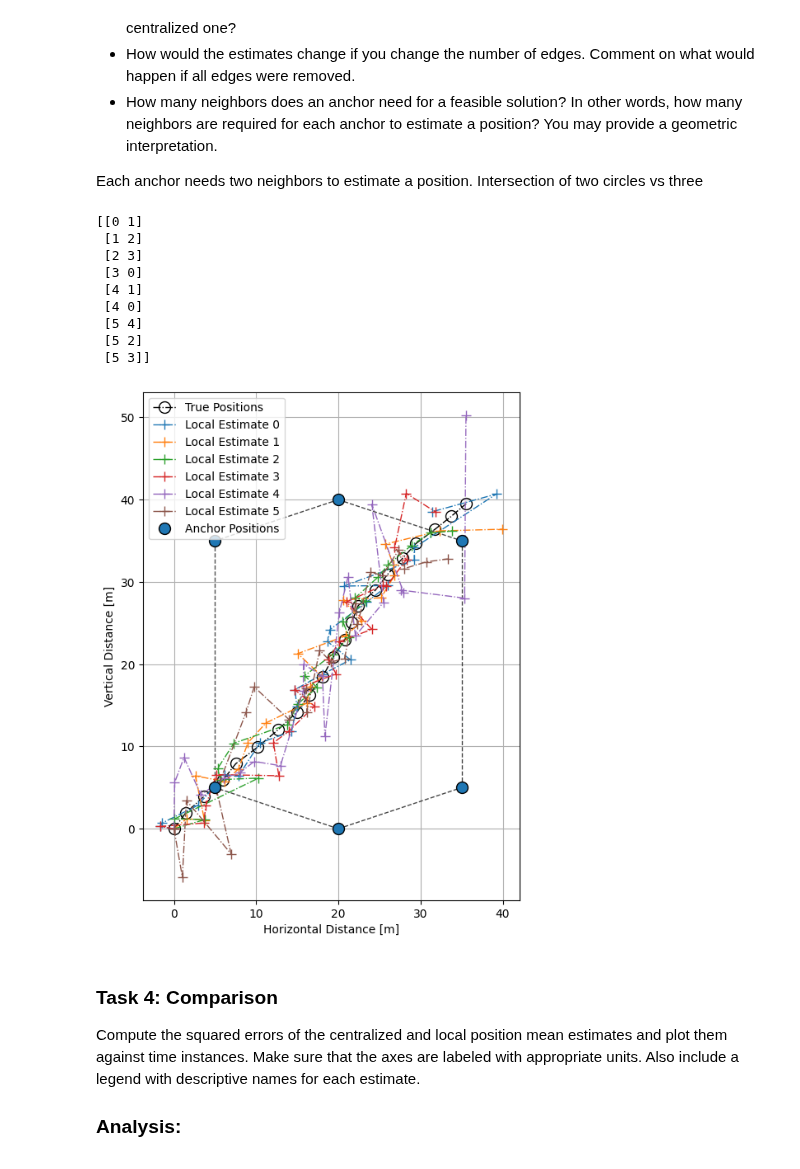
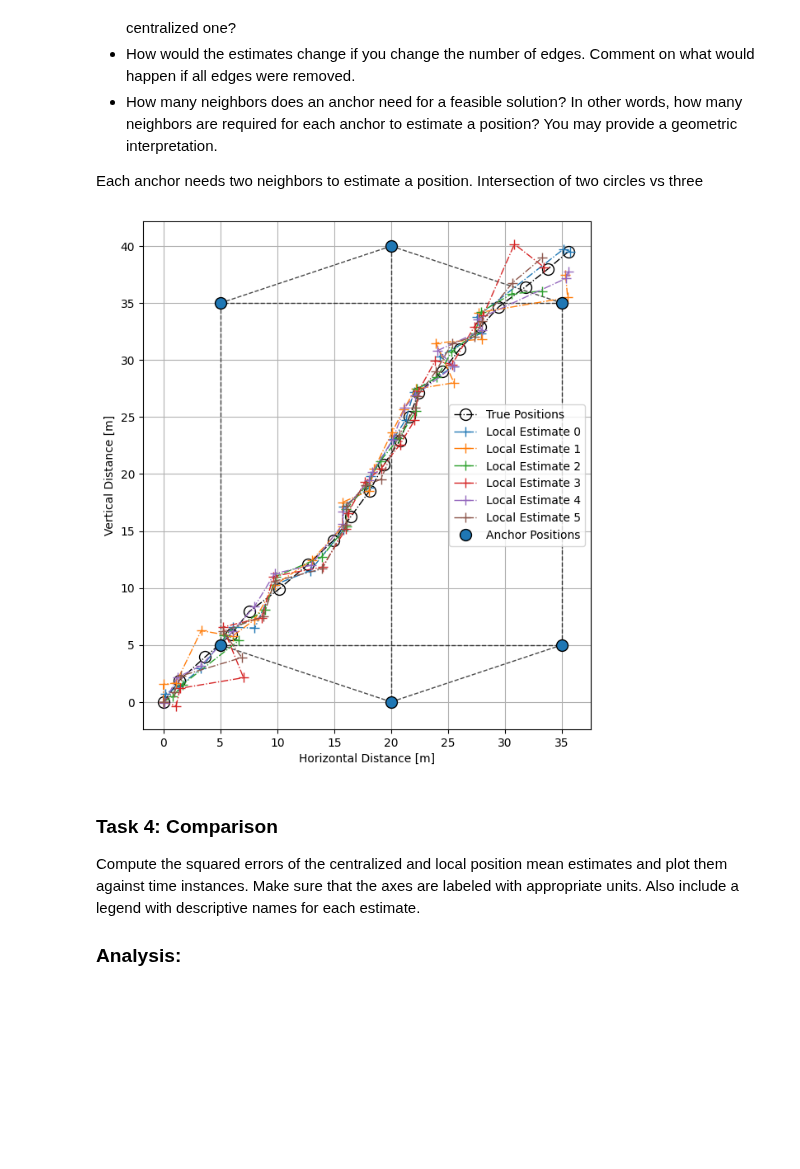
Before and after one commit to josephine-king/EE4760_KingJaspers, a Jupyter notebook: assignment4_students/assignment4_students.ipynb, the cells around one changed output. Cells and saved outputs as stored; diff of their text form; code cells hidden in the pictures; blank space fills up the shorter version.

Commit message:
updating MSE plotting

```diff
--- a/assignment4_students/assignment4_students.ipynb
+++ b/assignment4_students/assignment4_students.ipynb
@@ -243,52 +243,43 @@ Each anchor needs two neighbors to estimate a position. Intersection of two circ
 local_means = [[initial_estimate] for _ in range(anchor_positions.shape[1])]
 local_covariances = [[initial_covariance] for _ in range(anchor_positions.shape[1])]
 
-print(edge_list)
-edge_list2 = edge_list
-edge_list2 = np.delete(edge_list2, [0, 2, 6], axis=0)
+#print(edge_list)
+#edge_list2 = edge_list
+#edge_list2 = np.delete(edge_list2, [0, 2, 6], axis=0)
 
 adj_matrix = np.eye(N)
-for edge in edge_list2:
+for edge in edge_list:
     [i, j]= edge
     adj_matrix[i,j] = 1
     adj_matrix[j,i] = 1
 
 #### YOUR CODE HERE ####
 for t in range(0,T):
     for n in range(0, N):
         # Update step
         x = F @ local_means[n][t]
         cov = F @ local_covariances[n][t] @ F.T + Q
 
         # Correction step
         x_sum = np.zeros((dim, 1))
         cov_sum = np.zeros((dim, dim))
         for j in range(0,N):
             if (adj_matrix[n, j] == 1):
                 Hj = np.reshape(H[j, :], (1, dim))
                 x_sum += np.reshape((1/R) * Hj.T @ (measurement_list[j,t] - (Hj @ x).flatten()), (dim,1))
                 cov_sum += (1/R) * Hj.T @ Hj
 
         cov_inv = np.linalg.inv(cov) + cov_sum
         cov = np.linalg.inv(cov_inv)
         x = x + cov @ x_sum
         local_means[n].append(x)
         local_covariances[n].append(cov)
 
 #### END HERE ####
 
-helper.plotDecentralizedKFEstimate(true_states, anchor_positions, edge_list2, local_means)
+helper.plotDecentralizedKFEstimate(true_states, anchor_positions, edge_list, local_means)
 # %% [output]
-[[0 1]
- [1 2]
- [2 3]
- [3 0]
- [4 1]
- [4 0]
- [5 4]
- [5 2]
- [5 3]]
-[figure, old version]
+[figure, new version]
 # %% [markdown]
 ### Task 4: Comparison
 Compute the squared errors of the centralized and local position mean estimates and plot them against time instances. Make sure that the axes are labeled with appropriate units. Also include a legend with descriptive names for each estimate.
```
Also changed, not shown: parts of 1 cell of this notebook.
